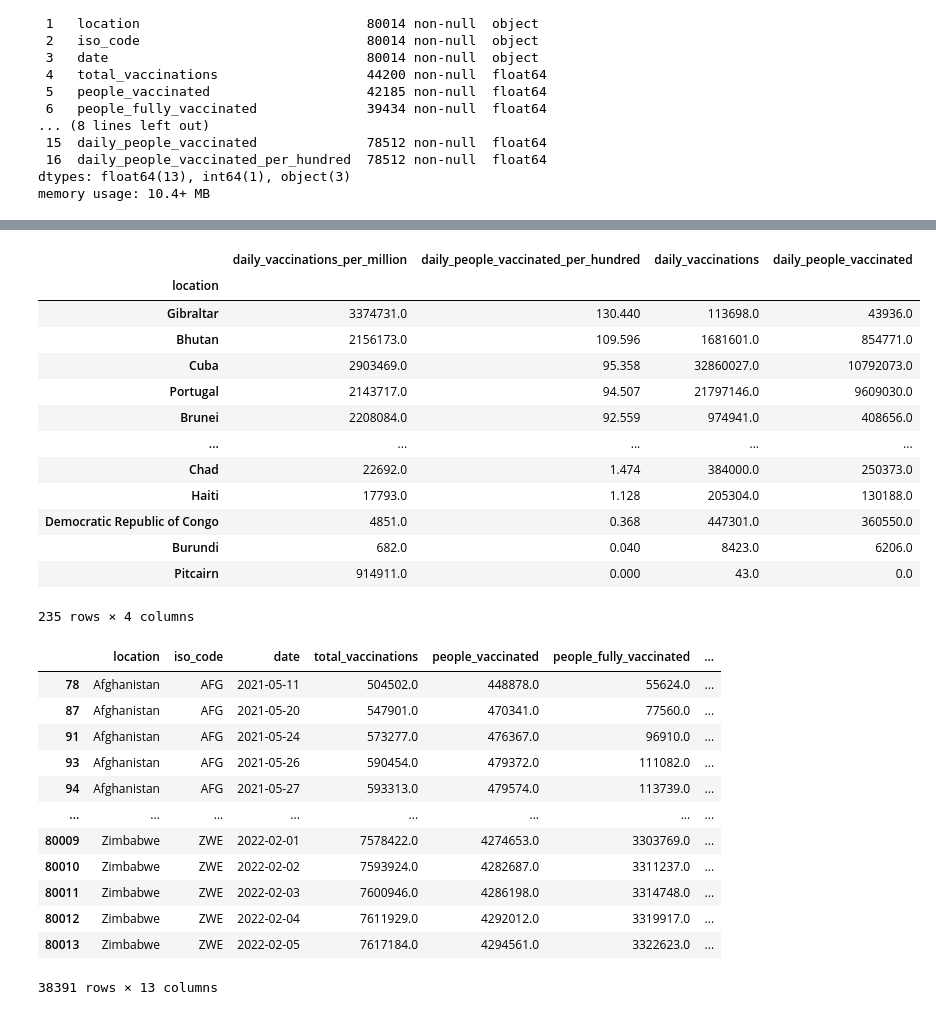
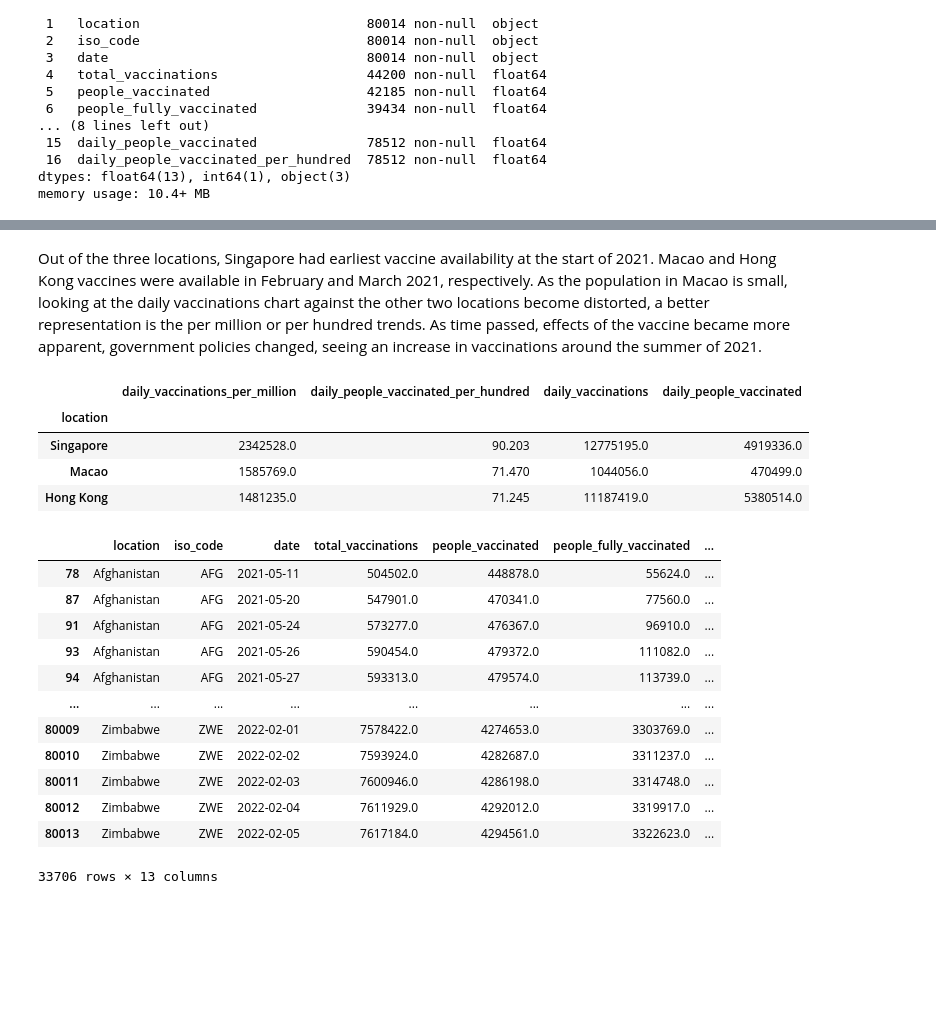
Before and after one commit to fl0c/Springboard, a Jupyter notebook: Data Storytelling - COVID Vaccinations.ipynb, the cells around one changed output, grey strips where cells are left out. Saved outputs shown, nothing was run; the diff lists cells and outputs as text; code cells hidden in the pictures; blank space fills up the shorter version.

```diff
--- a/Data Storytelling - COVID Vaccinations.ipynb
+++ b/Data Storytelling - COVID Vaccinations.ipynb
@@ -45,3 +39,7 @@ df.head()
 # %%
 # Select columns for EDA
-df1 = df[['location','iso_code','date','daily_vaccinations','daily_vaccinations_per_million', 'daily_people_vaccinated','daily_people_vaccinated_per_hundred']]
+df1 = df1[['location','iso_code','date','daily_vaccinations','daily_vaccinations_per_million', 'daily_people_vaccinated',
+         'daily_people_vaccinated_per_hundred']]
+
+# Check for null values
+df1.info()
@@ -65,0 +61,5 @@ memory usage: 4.3+ MB
+# %%
+# Filter for Hong Kong, Macao, Singapore
+#df1 = df1[df1.location == 'Hong Kong']
+df1a = df1.loc[df1['location'].isin(['Hong Kong', 'Macao', 'Singapore'])]
+df1a
@@ -66,23 +108,19 @@ memory usage: 4.3+ MB
+# %% [markdown]
+Out of the three locations, Singapore had earliest vaccine availability at the start of 2021. Macao and Hong Kong vaccines were available in February and March 2021, respectively. As the population in Macao is small, looking at the daily vaccinations chart against the other two locations become distorted, a better representation is the per million or per hundred trends. As time passed, effects of the vaccine became more apparent, government policies changed, seeing an increase in vaccinations around the summer of 2021.
 # %%
-vac_sum = df1.groupby(by=['location'])[['daily_vaccinations_per_million','daily_people_vaccinated_per_hundred','daily_vaccinations', 'daily_people_vaccinated']].sum()
+vac_sum = df1a.groupby(by=['location'])[['daily_vaccinations_per_million','daily_people_vaccinated_per_hundred',
+                                        'daily_vaccinations', 'daily_people_vaccinated']].sum()
 vac_sum.sort_values(by=['daily_people_vaccinated_per_hundred'], ascending=False)
 # %% [output]
 |  | daily_vaccinations_per_million | daily_people_vaccinated_per_hundred | daily_vaccinations | daily_people_vaccinated |
 | location |  |  |  |  |
-| Gibraltar | 3374731.0 | 130.440 | 113698.0 | 43936.0 |
-| Bhutan | 2156173.0 | 109.596 | 1681601.0 | 854771.0 |
-| Cuba | 2903469.0 | 95.358 | 32860027.0 | 10792073.0 |
-| Portugal | 2143717.0 | 94.507 | 21797146.0 | 9609030.0 |
-| Brunei | 2208084.0 | 92.559 | 974941.0 | 408656.0 |
-| ... | ... | ... | ... | ... |
-| Chad | 22692.0 | 1.474 | 384000.0 | 250373.0 |
-| Haiti | 17793.0 | 1.128 | 205304.0 | 130188.0 |
-| Democratic Republic of Congo | 4851.0 | 0.368 | 447301.0 | 360550.0 |
-| Burundi | 682.0 | 0.040 | 8423.0 | 6206.0 |
-| Pitcairn | 914911.0 | 0.000 | 43.0 | 0.0 |
+| Singapore | 2342528.0 | 90.203 | 12775195.0 | 4919336.0 |
+| Macao | 1585769.0 | 71.470 | 1044056.0 | 470499.0 |
+| Hong Kong | 1481235.0 | 71.245 | 11187419.0 | 5380514.0 |
-235 rows × 4 columns
 # %%
-df2 = df.dropna(subset=['total_vaccinations', 'people_vaccinated','people_fully_vaccinated']).drop(['index','total_boosters', 'daily_vaccinations_raw','total_boosters_per_hundred',], axis=1)
+df2 = df.dropna(subset=['total_vaccinations', 'people_vaccinated','people_fully_vaccinated']).drop(['index','total_boosters', 'daily_vaccinations_raw','total_boosters_per_hundred'], axis=1)
+df2 = df2[~df2.location.isin(["Africa", "Asia", "Low income", "Lower middle income", "Europe", "European Union", "High income", "North America", "Oceania", "South America", "Upper middle income", "World"])]
+
 df2
 # %% [output]
 |  | location | iso_code | date | total_vaccinations | people_vaccinated | people_fully_vaccinated | ... |
@@ -97,7 +135,7 @@ df2
 | 80011 | Zimbabwe | ZWE | 2022-02-03 | 7600946.0 | 4286198.0 | 3314748.0 | ... |
 | 80012 | Zimbabwe | ZWE | 2022-02-04 | 7611929.0 | 4292012.0 | 3319917.0 | ... |
 | 80013 | Zimbabwe | ZWE | 2022-02-05 | 7617184.0 | 4294561.0 | 3322623.0 | ... |
-38391 rows × 13 columns
+33706 rows × 13 columns
 # %%
 plt.subplots(figsize=(12,10))
 sns.heatmap(df2.corr());
```
Also changed, not shown: parts of 18 cells of this notebook.
